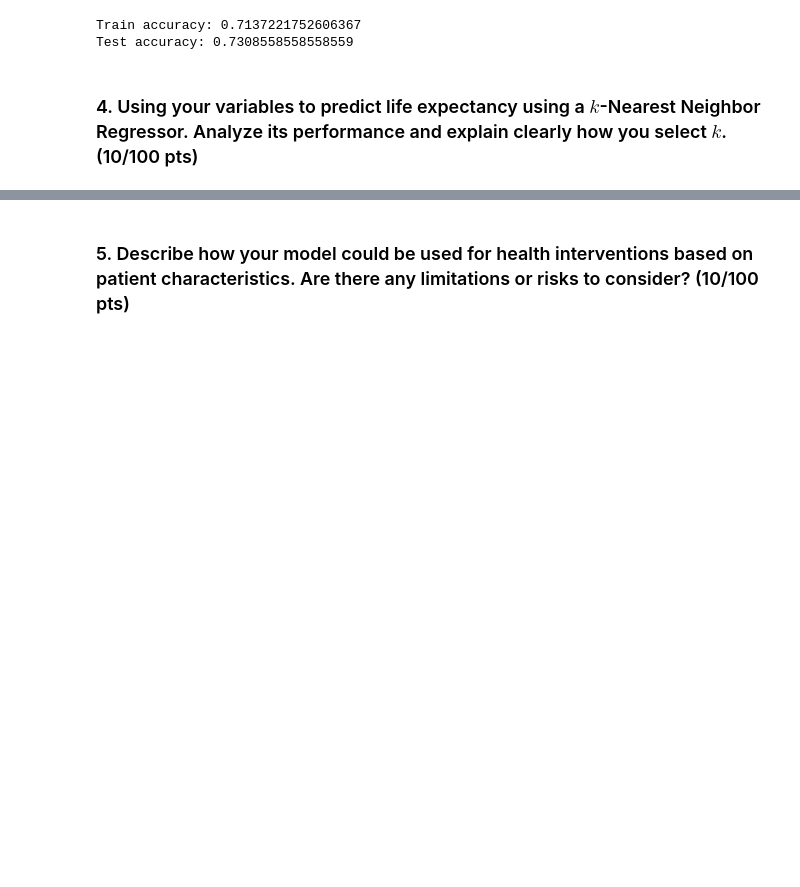
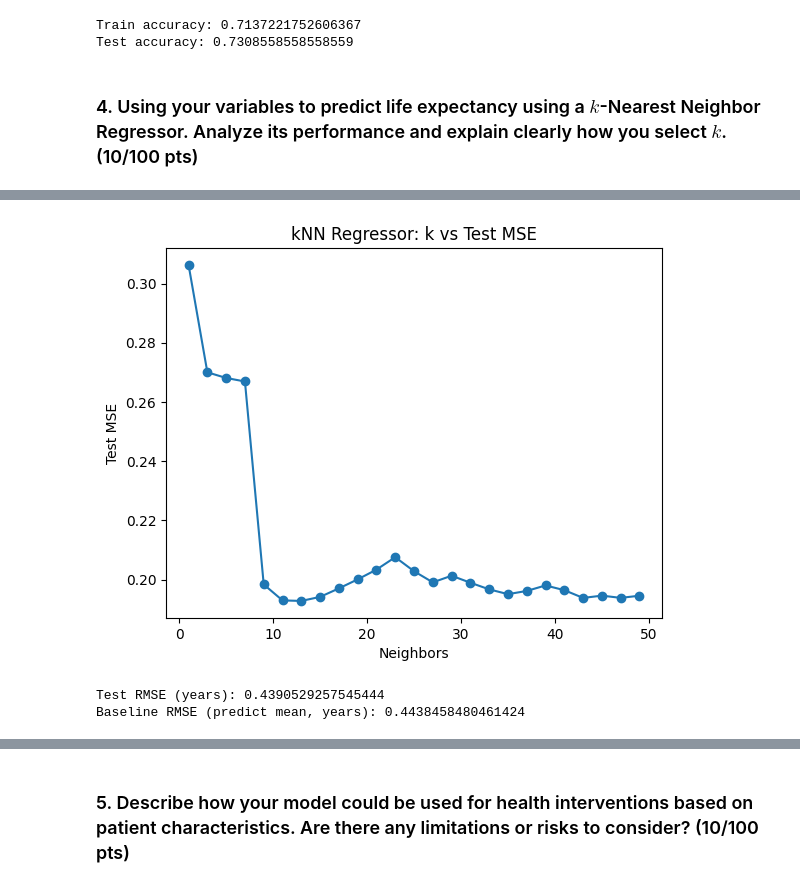
Before and after one commit to swt2vv/ds3021-project1, a Jupyter notebook: project_1_bsds.ipynb, the cells around one changed output, grey strips where cells are left out. Drawn from its saved outputs; the diff is of its cells as text; code cells hidden in the pictures; blank space fills up the shorter version.

```diff
--- a/project_1_bsds.ipynb
+++ b/project_1_bsds.ipynb
@@ -412,27 +412,60 @@ Test accuracy: 0.7308558558558559
 ### 4. Using your variables to predict life expectancy using a $k$-Nearest Neighbor Regressor. Analyze its performance and explain clearly how you select $k$. (10/100 pts)
 # %%
 y = imq_mort_np['final_age']
-    # while we keep our predictors the same, we change the target variable to life expectancy (age at end of life/study)
+# while we keep our predictors the same, we change the target variable to life expectancy (age at end of life/study)
 
 # train/test split so we can assess the accuracy of our model
-x_train, x_test, y_train, y_test = train_test_split(x,y, # Feature and target variables
-                                                    test_size=.2, # Split the sample 80 train/ 20 test
-                                                    random_state=100) # For replication purposes
+x_train, x_test, y_train, y_test = train_test_split(
+    x, y,
+    test_size=0.2,
+    random_state=42)
 # %%
-from sklearn import KNeighborsRegression
+from sklearn.neighbors import KNeighborsRegressor
+from sklearn.preprocessing import StandardScaler
+from sklearn.pipeline import Pipeline
+from sklearn.metrics import mean_squared_error
+import numpy as np
+import matplotlib.pyplot as plt
+
+# If k_range was defined earlier for classification, reuse it.
+if "k_range" not in globals():
+    k_range = list(range(1, 51, 2))
 
 MSE = []
 
+# Evaluate different k values using test-set MSE
 for k in k_range:
-    model = KNeighborsRegressor(n_neighbors = k)
-    model = model.fit(x_train,y_train)
+    model = Pipeline([
+        ("scaler", StandardScaler()),
+        ("knn", KNeighborsRegressor(n_neighbors=k))
+    ])
+    model.fit(x_train, y_train)
     y_hat = model.predict(x_test)
-    MSE.append(mse_formula(y_test, y_hat))
+    MSE.append(mean_squared_error(y_test, y_hat))
 
-# elbow plot
+# Select k that minimizes test MSE
+best_k_reg = k_range[int(np.argmin(MSE))]
+print("Best k (min test MSE):", best_k_reg)
+print("Min test MSE:", min(MSE))
+
+# Elbow plot (Shout out Math 3025 TA)
 plt.plot(k_range, MSE, marker='o')
-plt.xlabel('Neighbors (k value)')
-plt.ylabel('MSE')
-plt.suptitle('k value v. MSE')
+plt.xlabel('Neighbors')
+plt.ylabel('Test MSE')
+plt.title('kNN Regressor: k vs Test MSE')
 plt.show()
+
+# Fit final model using the selected k and report interpretable metrics
+best_reg = Pipeline([("scaler", StandardScaler()),("knn", KNeighborsRegressor(n_neighbors=best_k_reg))])
+best_reg.fit(x_train, y_train)
+
+pred = best_reg.predict(x_test)
+rmse = np.sqrt(mean_squared_error(y_test, pred))
+
+# Baseline ting
+baseline_pred = np.repeat(y_train.mean(), len(y_test))
+baseline_rmse = np.sqrt(mean_squared_error(y_test, baseline_pred))
+
+print("Test RMSE in year:", rmse)
+print("Baseline RMSE (predict mean, years):", baseline_rmse)
 # %% [output]
@@ -439,0 +474,3 @@ ImportError: cannot import name 'KNeighborsRegression' from 'sklearn' (c:\Users\
+[figure, added]
+Test RMSE (years): 0.4390529257545444
+Baseline RMSE (predict mean, years): 0.4438458480461424
```
Also changed, not shown: parts of 2 cells of this notebook.
